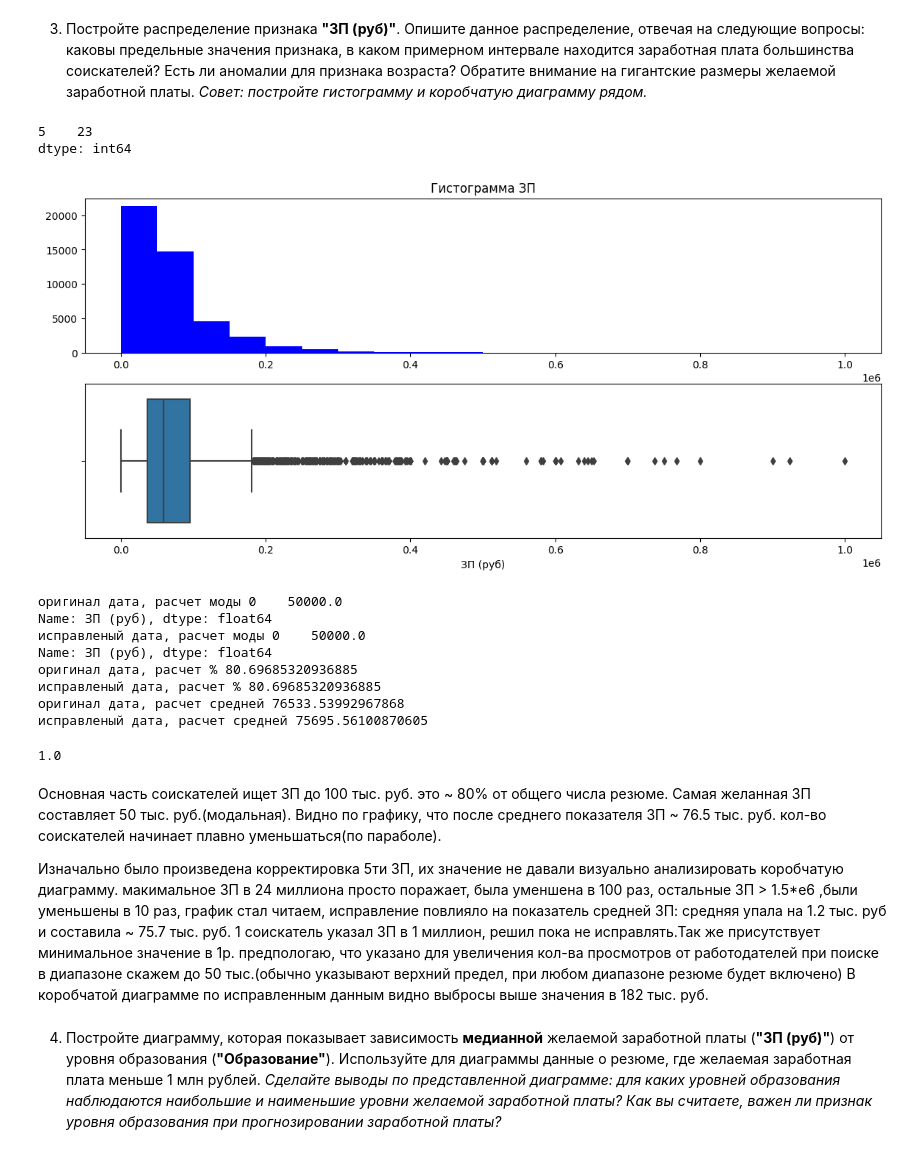
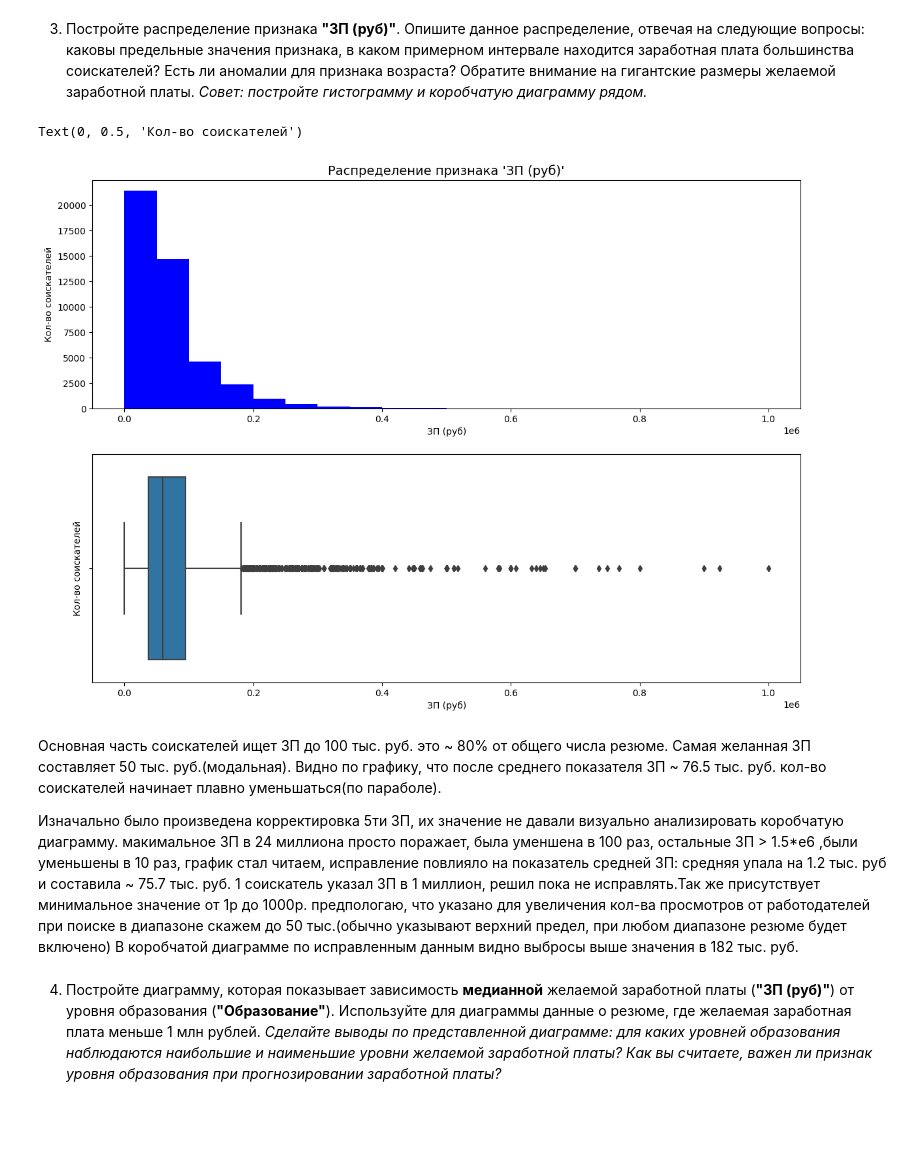
Before and after one commit to SergeyExp/data_science, a Jupyter notebook: PROJECT-1-Анализ резюме из HeadHunter/Project-1. Ноутбук-шаблон.ipynb, the cells around one changed output. Saved outputs shown, nothing was run; the diff lists cells and outputs as text; code cells hidden in the pictures; blank space fills up the shorter version.

```diff
--- a/PROJECT-1-Анализ резюме из HeadHunter/Project-1. Ноутбук-шаблон.ipynb
+++ b/PROJECT-1-Анализ резюме из HeadHunter/Project-1. Ноутбук-шаблон.ipynb
@@ -191,9 +177,9 @@ df_test = df_test.drop('Опыт работы', axis=1)
 *Совет: обратите внимание на то, что структура текста может меняться в зависимости от указания ближайшего метро. Учите это, если будете использовать порядок слов в своей программе.*
 # %%
 # создание признака 'Город'
-#dd = df_test.copy()
-
-million_cities = ['Новосибирск', 'Екатеринбург','Нижний Новгород','Казань', 'Челябинск','Омск', 'Самара', 'Ростов-на-Дону', 'Уфа', 'Красноярск', 'Пермь', 'Воронеж','Волгоград']
+million_cities = ['Новосибирск', 'Екатеринбург', 'Нижний Новгород','Казань',
+                  'Челябинск','Омск', 'Самара', 'Ростов-на-Дону', 'Уфа',
+                  'Красноярск', 'Пермь', 'Воронеж','Волгоград']
 def get_city(args):
       list_split = args.split(' ')
       if list_split[0] == 'Москва':
@@ -205,7 +191,7 @@ def get_city(args):
       else:
             return 'другие'
 
-df_test['Город'] = df_test['Город, переезд, командировки'].apply(get_city)
+df_origin['Город'] = df_origin['Город, переезд, командировки'].apply(get_city)
 # Сколько процентов соискателей живут в Санкт-Петербурге? Ответ округлите до целого.
 # dd['Город'].value_counts(normalize=True)
 
@@ -218,10 +204,11 @@ def get_run(args):
         else:
              return True
 
-df_test['Готовность к переезду'] = df_test['Город, переезд, командировки'].apply(get_run)
+df_origin['Готовность к переезду'] = df_origin['Город, переезд, командировки'].apply(get_run)
 # Сколько процентов соискателей готовы одновременно и к переездам, и к командировкам?
-# df_test[(df_test['Готовность к переезду'] == True) & (df_test['Готовность к командировкам'] == True)].count() * 100 / len(df_test)
+# df_origin[(df_origin['Готовность к переезду'] == True) & (df_origin['Готовность к командировкам'] == True)].count() * 100 / len(df_origin)
 
+# создание признака 'Готовность к командировкам'
 def get_comand(args):
         list_split = args.split(',')
         list_split_2 = list_split[-1].split(' ')
@@ -232,8 +219,8 @@ def get_comand(args):
         else:
             return True
 
-df_test['Готовность к командировкам'] = df_test['Город, переезд, командировки'].apply(get_comand)
-df_test = df_test.drop('Город, переезд, командировки', axis=1)
+df_origin['Готовность к командировкам'] = df_origin['Город, переезд, командировки'].apply(get_comand)
+df_origin = df_origin.drop('Город, переезд, командировки', axis=1)
 # %% [markdown]
 5. Рассмотрим поближе признаки **"Занятость"** и **"График"**. Сейчас признаки представляют собой набор категорий желаемой занятости (полная занятость, частичная занятость, проектная работа, волонтерство, стажировка) и желаемого графика работы (полный день, сменный график, гибкий график, удаленная работа, вахтовый метод).
 На сайте hh.ru соискатель может указывать различные комбинации данных категорий, например:
@@ -401,6 +386,7 @@ import matplotlib.pyplot as plt
 import seaborn as sns
 import plotly.express as px
 
-data_HH = pd.read_csv('data_HH')
+# чтение ранее сохраненных преобразованных данных
+data_HH = pd.read_csv('data_HH.csv')
 data_HH = data_HH.drop('Unnamed: 0', axis=1)
 # %%
@@ -469,63 +456,42 @@ Series([], Name: Возраст, dtype: int64)
 3. Постройте распределение признака **"ЗП (руб)"**. Опишите данное распределение, отвечая на следующие вопросы: каковы предельные значения признака, в каком примерном интервале находится заработная плата большинства соискателей? Есть ли аномалии для признака возраста? Обратите внимание на гигантские размеры желаемой заработной платы.
 *Совет: постройте гистограмму и коробчатую диаграмму рядом.*
 # %%
-# ваш код здесь
+# подправил 5 соискателей а ЗП 1,5 * e6, для смотрибельности графика
 df = data_HH.copy()
-# подправил 5 соискателей а ЗП 1,5 * e6
 df.loc[6931, 'ЗП (руб)'] = df.loc[6931, 'ЗП (руб)'] / 100
 g = df[df['ЗП (руб)'] > 1500000].index
 for i in g:
     df.loc[i, 'ЗП (руб)'] = df.loc[i, 'ЗП (руб)'] / 10
 
-df_data = df['ЗП (руб)']
-
 # визуализация систем координат
-fig, axes = plt.subplots(nrows=2, ncols=1, figsize=(14, 6))
+fig, axes = plt.subplots(nrows=2, ncols=1, figsize=(14, 10))
 
 # гистограмма
+df_data = df['ЗП (руб)']
 axes[0].hist(
     x=df_data, label="ЗП (руб)", color="blue", bins=20
 )
-axes[0].set_title("Гистограмма ЗП")
-axes[0].xaxis.set_tick_params()
+axes[0].set_title("Распределение признака 'ЗП (руб)'", fontsize=14)
+axes[0].set_xlabel('ЗП (руб)')
+axes[0].set_ylabel('Кол-во соискателей')
+
 
 # коробчатая
 df_data = df_data.reset_index()
-sns.boxplot(data=df_data, x="ЗП (руб)")
+boxplot = sns.boxplot(data=df_data, x="ЗП (руб)")
+# boxplot.set_title("Распределение признака 'ЗП (руб)'", fontsize=14)
+boxplot.set_xlabel('ЗП (руб)')
+boxplot.set_ylabel('Кол-во соискателей')
 
 # Чему равно модальное значение возраста соискателей?
-merged[merged["ЗП (руб)"] > 1000000].count().value_counts()
+# data_HH["ЗП (руб)"].mode()
 # %% [output]
-5    23
-dtype: int64
+Text(0, 0.5, 'Кол-во соискателей')
-[figure, old version]
+[figure, new version]
-# %%
-print('оригинал дата, расчет моды', data_HH["ЗП (руб)"].mode())
-print('исправленый дата, расчет моды',df["ЗП (руб)"].mode())
-orig = data_HH[(data_HH["ЗП (руб)"] >= 0) & (data_HH["ЗП (руб)"] <= 100000)].count() * 100 / len(data_HH)
-red = df[(df["ЗП (руб)"] >= 0) & (df["ЗП (руб)"] <= 100000)].count() * 100 / len(df)
-print('оригинал дата, расчет %', orig["ЗП (руб)"])
-print('исправленый дата, расчет %', red["ЗП (руб)"])
-print('оригинал дата, расчет средней', data_HH["ЗП (руб)"].mean())
-print('исправленый дата, расчет средней', df["ЗП (руб)"].mean())
-df["ЗП (руб)"].describe()
-# Размер ЗП в верхнем пределе диаграммы
-upp = 95000 + 1.5 * (95000 - 37082)
-df["ЗП (руб)"].min()
-# %% [output]
-оригинал дата, расчет моды 0    50000.0
-Name: ЗП (руб), dtype: float64
-исправленый дата, расчет моды 0    50000.0
-Name: ЗП (руб), dtype: float64
-оригинал дата, расчет % 80.69685320936885
-исправленый дата, расчет % 80.69685320936885
-оригинал дата, расчет средней 76533.53992967868
-исправленый дата, расчет средней 75695.56100870605
-1.0
 # %% [markdown]
 Основная часть соискателей ищет ЗП до 100 тыс. руб. это ~ 80% от общего числа резюме. Самая желанная ЗП составляет 50 тыс. руб.(модальная). Видно по графику, что после среднего показателя ЗП ~ 76.5 тыс. руб. кол-во соискателей начинает плавно уменьшаться(по параболе).
 
-Изначально было произведена корректировка 5ти ЗП, их значение не давали визуально анализировать коробчатую диаграмму. макимальное ЗП в 24 миллиона просто поражает, была уменшена в 100 раз, остальные ЗП > 1.5*e6 ,были уменьшены в 10 раз, график стал читаем, исправление повлияло на показатель средней ЗП: средняя упала на 1.2 тыс. руб и составила ~ 75.7 тыс. руб. 1 соискатель указал ЗП в 1 миллион, решил пока не исправлять.Так же присутствует минимальное значение в 1р. предпологаю, что указано для увеличения кол-ва просмотров от работодателей при поиске в диапазоне скажем до 50 тыс.(обычно указывают верхний предел, при любом диапазоне резюме будет включено)
+Изначально было произведена корректировка 5ти ЗП, их значение не давали визуально анализировать коробчатую диаграмму. макимальное ЗП в 24 миллиона просто поражает, была уменшена в 100 раз, остальные ЗП > 1.5*e6 ,были уменьшены в 10 раз, график стал читаем, исправление повлияло на показатель средней ЗП: средняя упала на 1.2 тыс. руб и составила ~ 75.7 тыс. руб. 1 соискатель указал ЗП в 1 миллион, решил пока не исправлять.Так же присутствует минимальное значение от 1р до 1000р. предпологаю, что указано для увеличения кол-ва просмотров от работодателей при поиске в диапазоне скажем до 50 тыс.(обычно указывают верхний предел, при любом диапазоне резюме будет включено)
  В коробчатой диаграмме по исправленным данным видно выбросы выше значения в 182 тыс. руб.
 # %% [markdown]
 4. Постройте диаграмму, которая показывает зависимость **медианной** желаемой заработной платы (**"ЗП (руб)"**) от уровня образования (**"Образование"**). Используйте для диаграммы данные о резюме, где желаемая заработная плата меньше 1 млн рублей.
```
Also changed, not shown: parts of 38 cells of this notebook.
